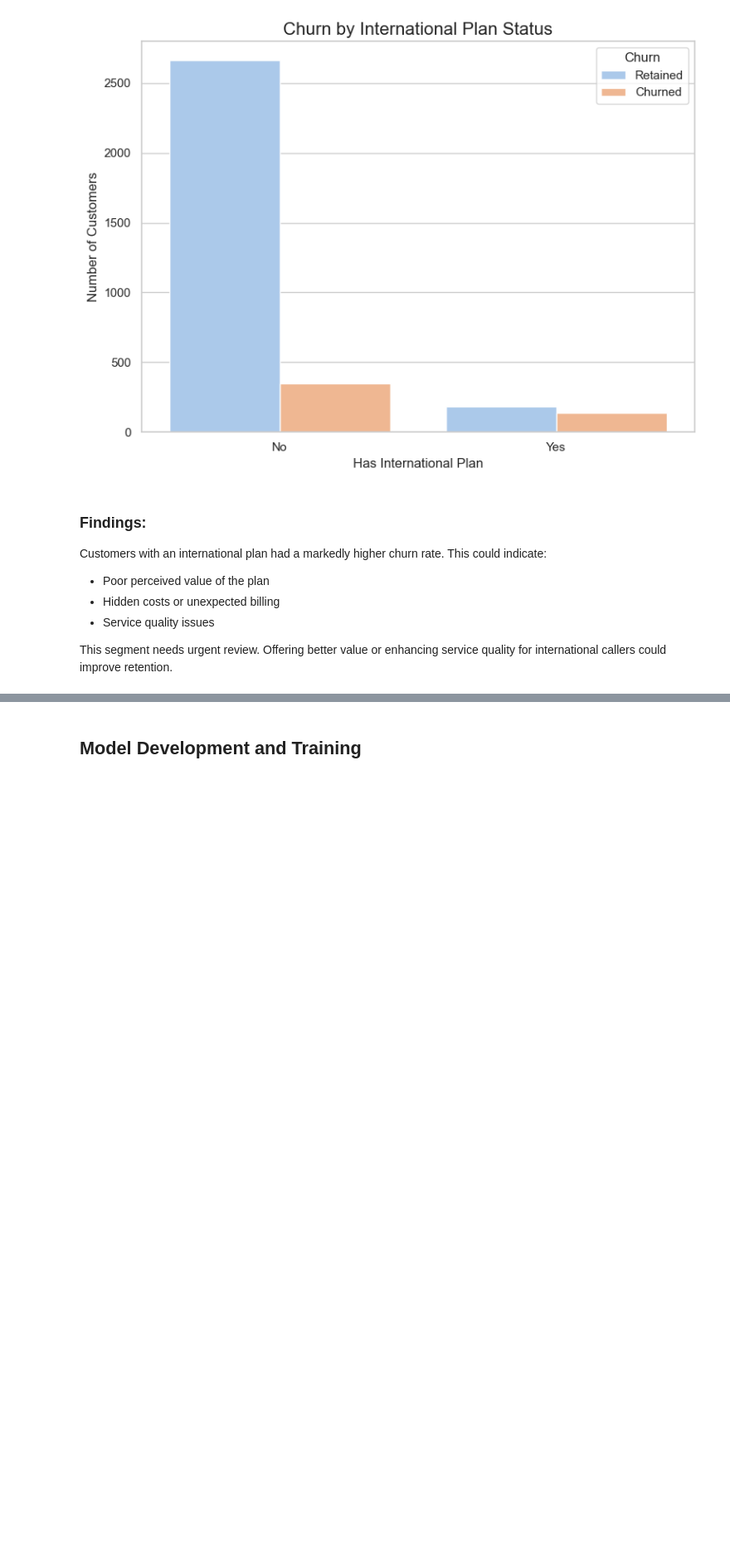
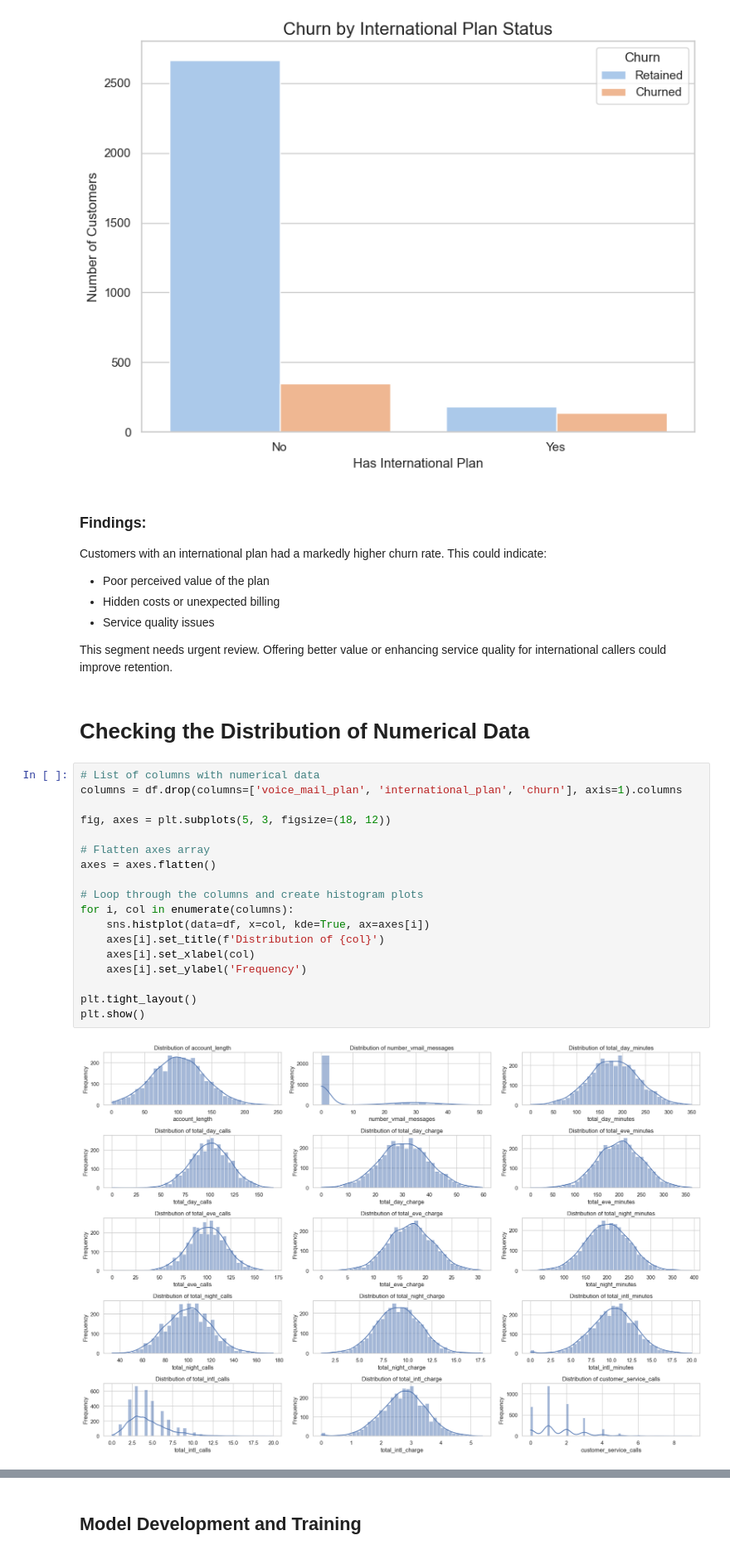
Before and after one commit to boniface2025/Bnjeri_churn_project_phase3, a Jupyter notebook: Bnjeri_Project3.ipynb, the cells around one changed output, grey strips where cells are left out. Shown: that part at 83% size. Saved outputs shown, nothing was run; the diff lists cells and outputs as text; blank space fills up the shorter version.

```diff
--- a/Bnjeri_Project3.ipynb
+++ b/Bnjeri_Project3.ipynb
@@ -351,3 +351,25 @@ Customers with an international plan had a markedly higher churn rate. This coul
 - Service quality issues
 
 This segment needs urgent review. Offering better value or enhancing service quality for international callers could improve retention.
+# %% [markdown]
+# Checking the Distribution of Numerical Data
+# %%
+# List of columns with numerical data
+columns = df.drop(columns=['voice_mail_plan', 'international_plan', 'churn'], axis=1).columns
+
+fig, axes = plt.subplots(5, 3, figsize=(18, 12))
+
+# Flatten axes array
+axes = axes.flatten()
+
+# Loop through the columns and create histogram plots
+for i, col in enumerate(columns):
+    sns.histplot(data=df, x=col, kde=True, ax=axes[i])
+    axes[i].set_title(f'Distribution of {col}')
+    axes[i].set_xlabel(col)
+    axes[i].set_ylabel('Frequency')
+
+plt.tight_layout()
+plt.show()
+# %% [output]
+[figure, added]
```
Also changed, not shown: parts of 6 cells of this notebook, 1 other file.
